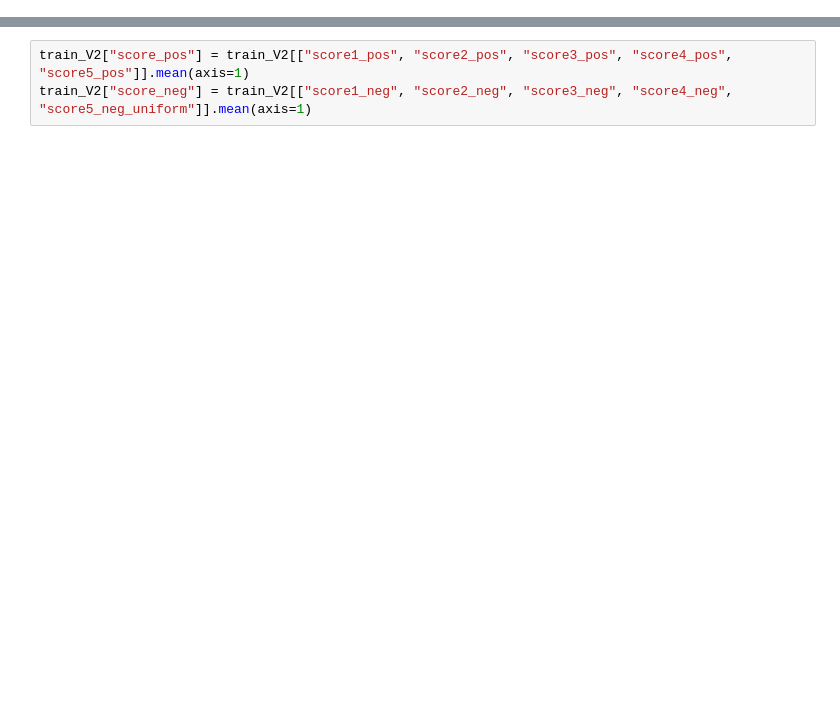
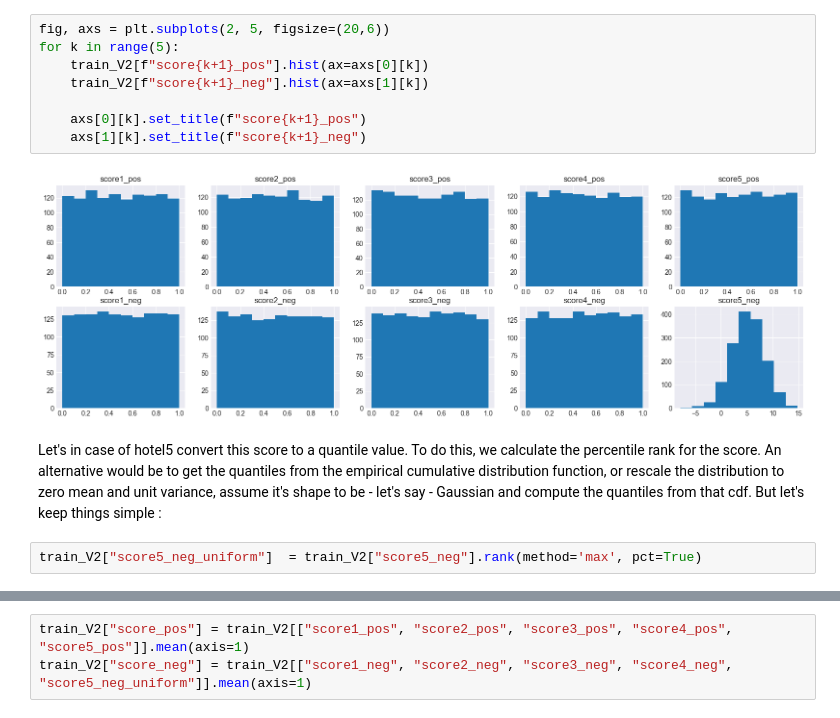
Before and after one commit to Marijkevandesteene/MachineLearning, a Jupyter notebook: ExamDataMining_Integrated.ipynb, the cells around one changed output, grey strips where cells are left out. Drawn from its saved outputs; the diff is of its cells as text; blank space fills up the shorter version.

```diff
--- a/ExamDataMining_Integrated.ipynb
+++ b/ExamDataMining_Integrated.ipynb
@@ -183,0 +197,14 @@ train_V2["score5_neg_uniform"].hist(ax=axs[5][1])
+# %%
+fig, axs = plt.subplots(2, 5, figsize=(20,6))
+for k in range(5):
+    train_V2[f"score{k+1}_pos"].hist(ax=axs[0][k])
+    train_V2[f"score{k+1}_neg"].hist(ax=axs[1][k])
+
+    axs[0][k].set_title(f"score{k+1}_pos")
+    axs[1][k].set_title(f"score{k+1}_neg")
+# %% [output]
+[figure, added]
+# %% [markdown]
+Let's in case of hotel5 convert this score to a quantile value. To do this, we calculate the percentile rank for the score. An alternative would be to get the quantiles from the empirical cumulative distribution function, or rescale the distribution to zero mean and unit variance, assume it's shape to be - let's say - Gaussian and compute the quantiles from that cdf. But let's keep things simple :
+# %%
+train_V2["score5_neg_uniform"]  = train_V2["score5_neg"].rank(method='max', pct=True)
```
Also changed, not shown: parts of 84 cells of this notebook, 5 other files.
